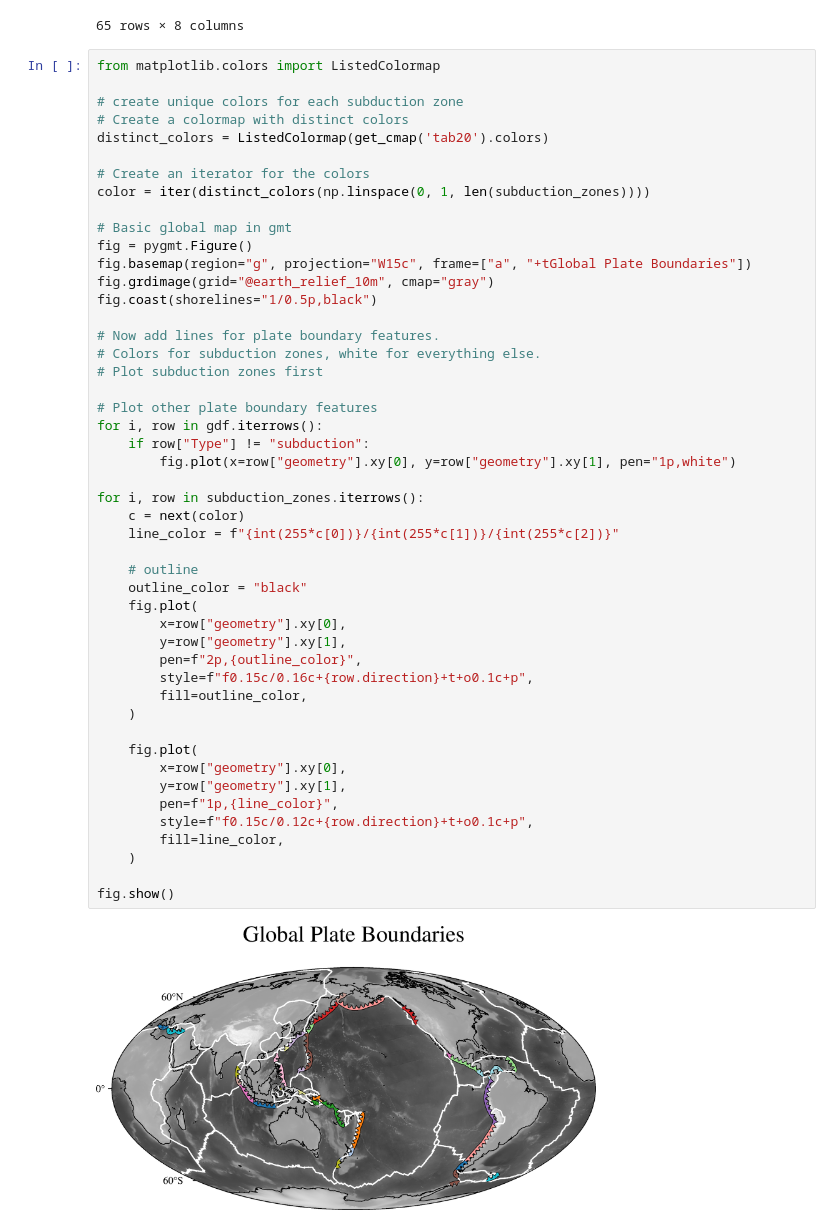
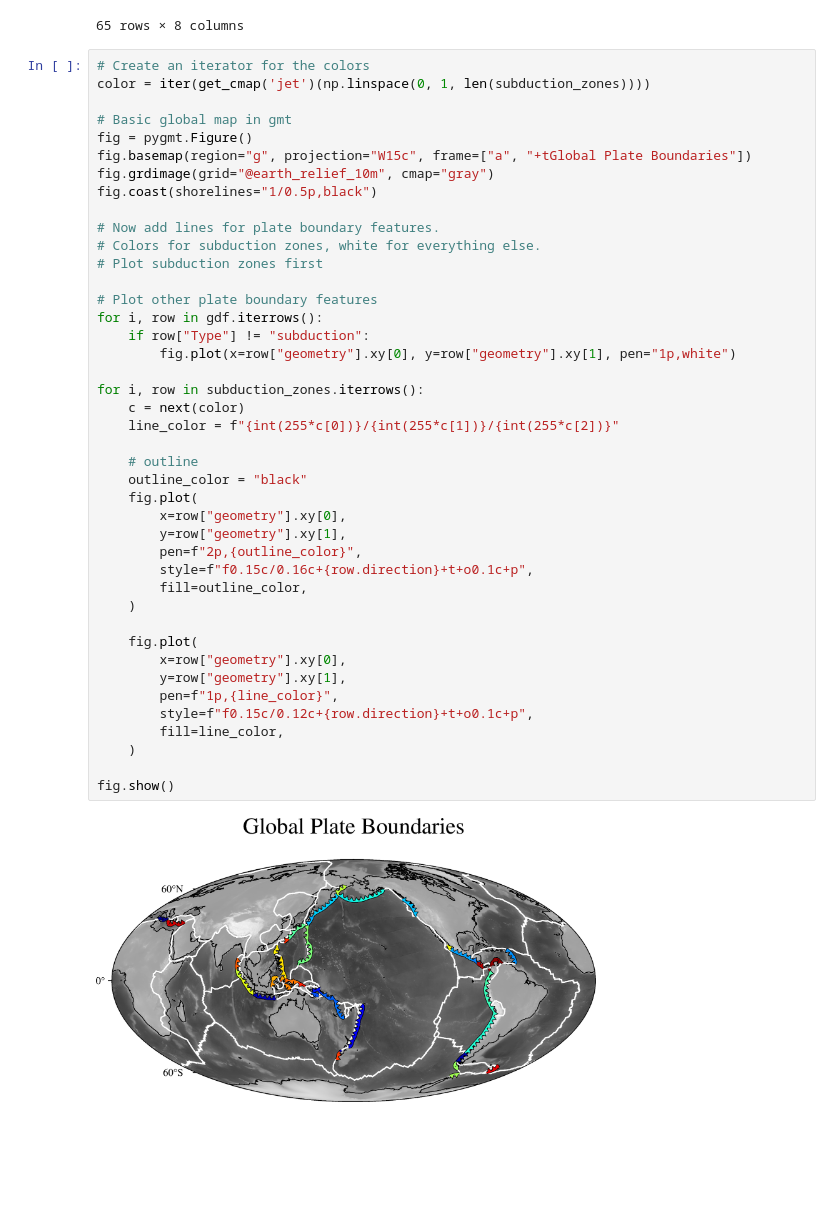
Before and after one commit to nredick/code-examples, a Jupyter notebook: pygmt/plot_global_plate_boundaries.ipynb, the cells around one changed output. Drawn from its saved outputs; the diff is of its cells as text; blank space fills up the shorter version.

```diff
--- a/pygmt/plot_global_plate_boundaries.ipynb
+++ b/pygmt/plot_global_plate_boundaries.ipynb
@@ -139,14 +139,8 @@ subduction_zones
 | 237 | plate boundary | CA\ND | Perez et al. [1997] | CA | ND | subduction | LINESTRING (-70.6594 13.3101, -70... | r |
 65 rows × 8 columns
 # %%
-from matplotlib.colors import ListedColormap
-
-# create unique colors for each subduction zone
-# Create a colormap with distinct colors
-distinct_colors = ListedColormap(get_cmap('tab20').colors)
-
 # Create an iterator for the colors
-color = iter(distinct_colors(np.linspace(0, 1, len(subduction_zones))))
+color = iter(get_cmap('jet')(np.linspace(0, 1, len(subduction_zones))))
 
 # Basic global map in gmt
 fig = pygmt.Figure()
@@ -160,31 +154,31 @@ fig.coast(shorelines="1/0.5p,black")
 
 # Plot other plate boundary features
 for i, row in gdf.iterrows():
     if row["Type"] != "subduction":
         fig.plot(x=row["geometry"].xy[0], y=row["geometry"].xy[1], pen="1p,white")
 
 for i, row in subduction_zones.iterrows():
     c = next(color)
     line_color = f"{int(255*c[0])}/{int(255*c[1])}/{int(255*c[2])}"
 
     # outline
     outline_color = "black"
     fig.plot(
         x=row["geometry"].xy[0],
         y=row["geometry"].xy[1],
         pen=f"2p,{outline_color}",
         style=f"f0.15c/0.16c+{row.direction}+t+o0.1c+p",
         fill=outline_color,
     )
 
     fig.plot(
         x=row["geometry"].xy[0],
         y=row["geometry"].xy[1],
         pen=f"1p,{line_color}",
         style=f"f0.15c/0.12c+{row.direction}+t+o0.1c+p",
         fill=line_color,
     )
 
 fig.show()
 # %% [output]
-[figure, old version]
+[figure, new version]
```
